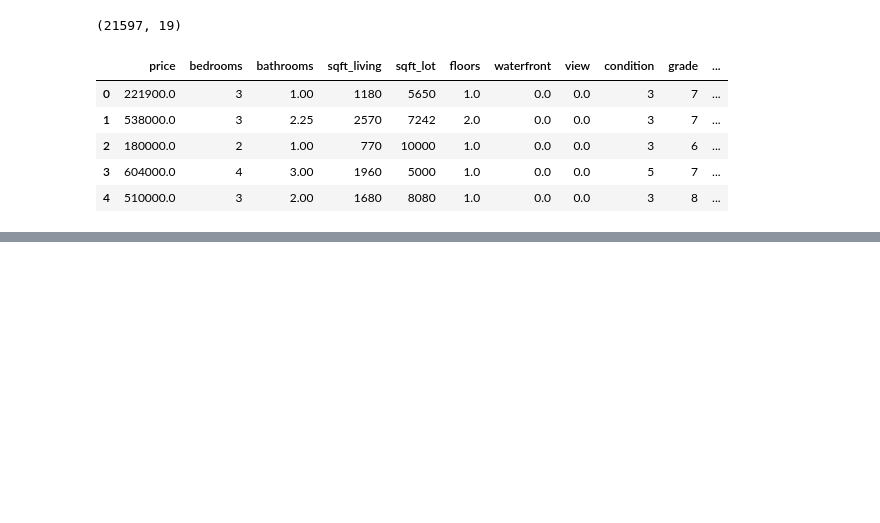
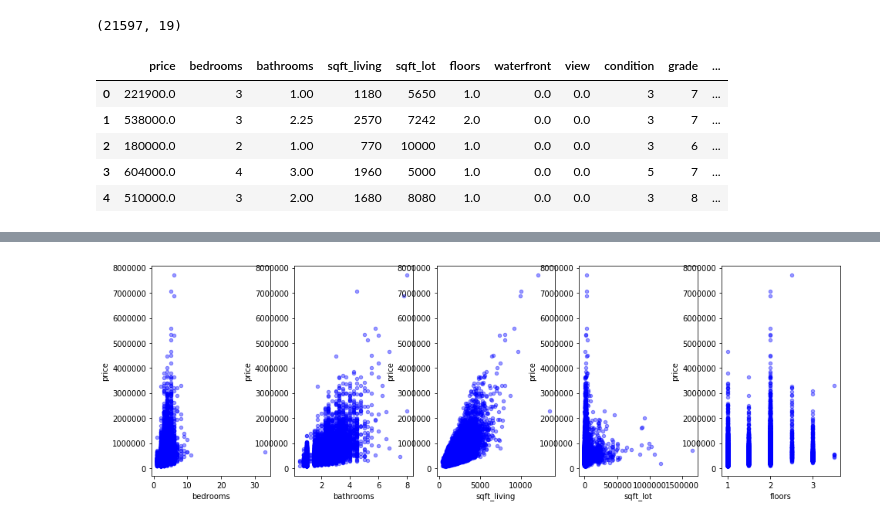
Before and after one commit to AndrewJ1/FI_Module_1, a Jupyter notebook: FinalProject/dsc-1-final-project-online-ds-pt-041519/Working.ipynb, the cells around one changed output, grey strips where cells are left out. Drawn from its saved outputs; the diff is of its cells as text; code cells hidden in the pictures; blank space fills up the shorter version.

```diff
--- a/FinalProject/dsc-1-final-project-online-ds-pt-041519/Working.ipynb
+++ b/FinalProject/dsc-1-final-project-online-ds-pt-041519/Working.ipynb
@@ -465,0 +505,11 @@ df.head()
+# %%
+xlist = df.iloc[:, 1:6]
+xlist.head()
+
+fig, axes = plt.subplots(nrows=1, ncols=5, figsize=(16,5))
+for col, ax in zip(list(xlist), axes):
+    df.plot(kind='scatter', x=col, y='price', ax=ax, alpha=0.4, color='b')
+
+# df.plot(kind='scatter', x='xlist', y='price', alpha=0.4, color='b');
+# %% [output]
+[figure, added]
```
Also changed, not shown: parts of 16 cells of this notebook.
